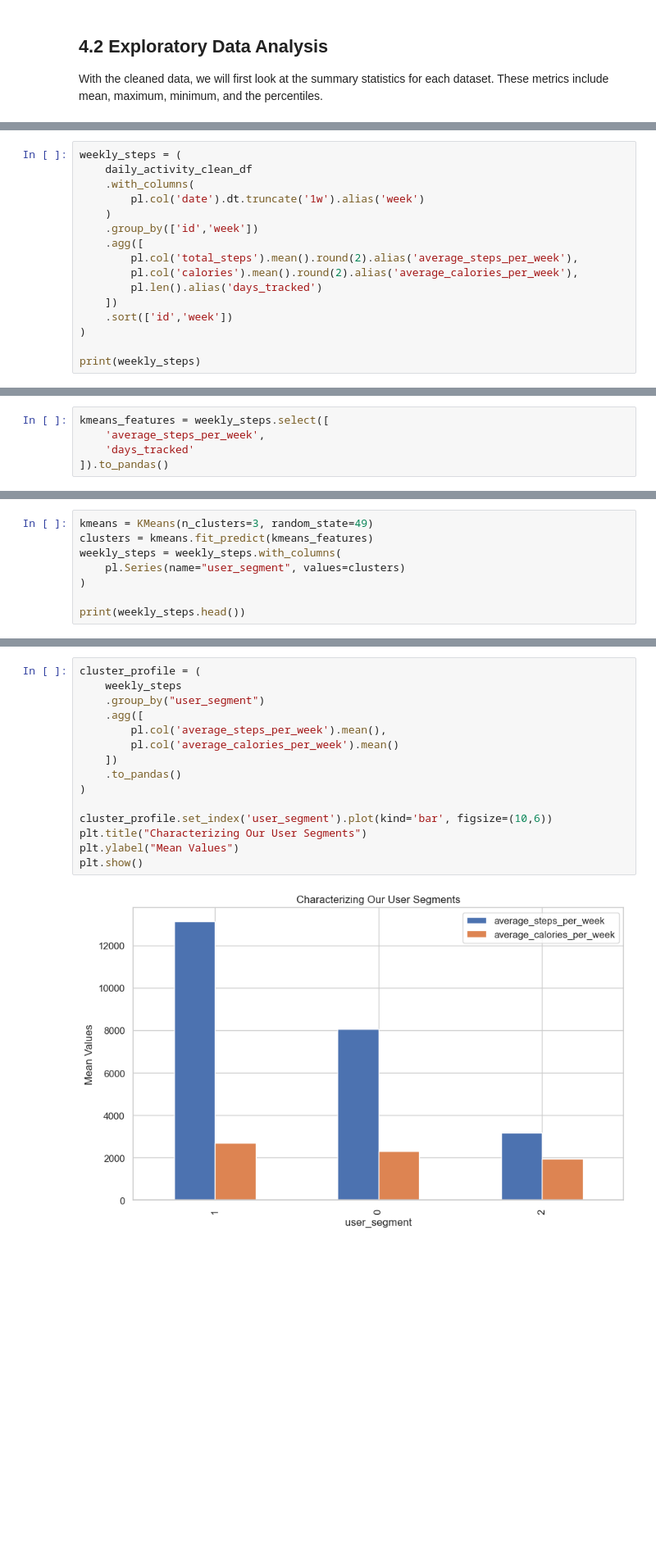
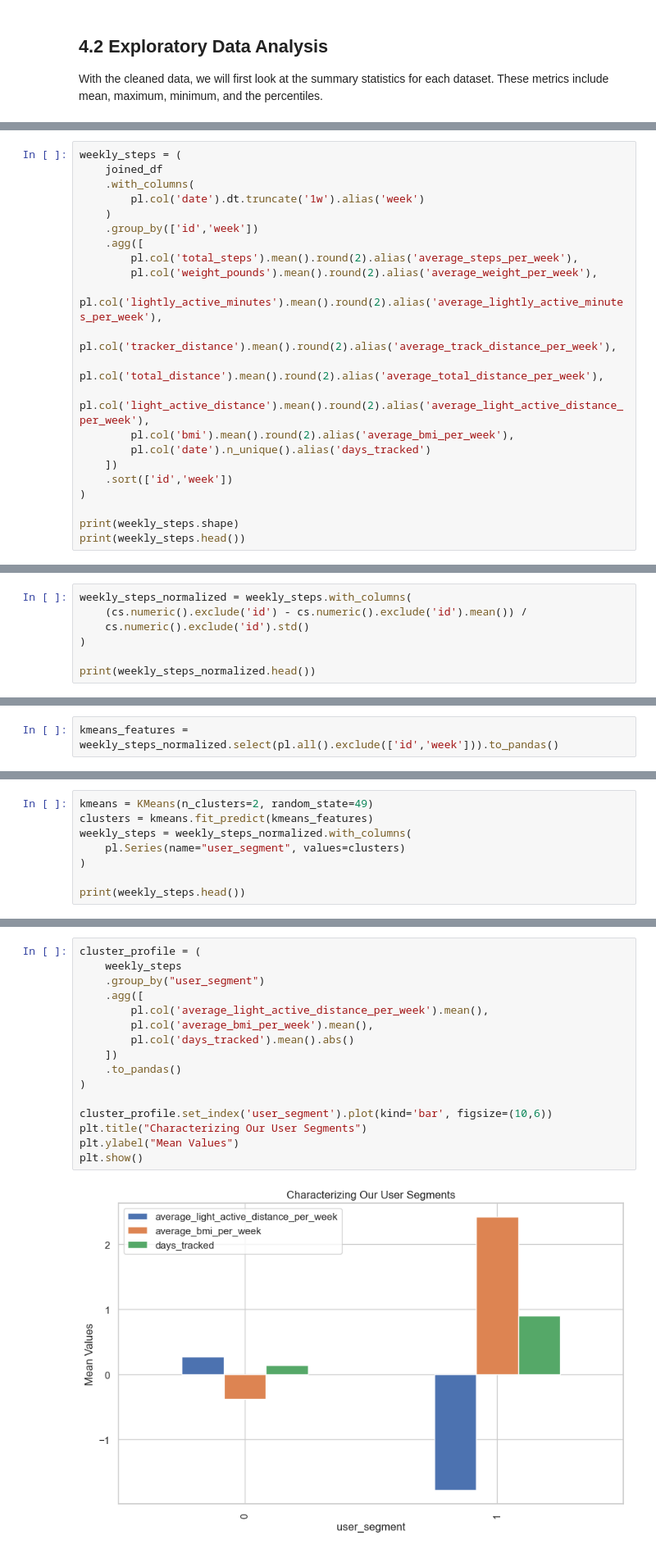
Before and after one commit to jacoblundeen/bellabeat_case_study, a Jupyter notebook: bellabeat_case_study.ipynb, the cells around one changed output, grey strips where cells are left out. Shown at 82% size. Cells and saved outputs as stored; diff of their text form; blank space fills up the shorter version.

```diff
--- a/bellabeat_case_study.ipynb
+++ b/bellabeat_case_study.ipynb
@@ -397,17 +306,23 @@ shape: (250, 3)
 # %%
 weekly_steps = (
-    daily_activity_clean_df
+    joined_df
     .with_columns(
         pl.col('date').dt.truncate('1w').alias('week')
     )
     .group_by(['id','week'])
     .agg([
         pl.col('total_steps').mean().round(2).alias('average_steps_per_week'),
-        pl.col('calories').mean().round(2).alias('average_calories_per_week'),
-        pl.len().alias('days_tracked')
+        pl.col('weight_pounds').mean().round(2).alias('average_weight_per_week'),
+        pl.col('lightly_active_minutes').mean().round(2).alias('average_lightly_active_minutes_per_week'),
+        pl.col('tracker_distance').mean().round(2).alias('average_track_distance_per_week'),
+        pl.col('total_distance').mean().round(2).alias('average_total_distance_per_week'),
+        pl.col('light_active_distance').mean().round(2).alias('average_light_active_distance_per_week'),
+        pl.col('bmi').mean().round(2).alias('average_bmi_per_week'),
+        pl.col('date').n_unique().alias('days_tracked')
     ])
     .sort(['id','week'])
 )
 
-print(weekly_steps)
+print(weekly_steps.shape)
+print(weekly_steps.head())
 # %% [output]
@@ -431,0 +346,7 @@ shape: (153, 5)
+# %%
+weekly_steps_normalized = weekly_steps.with_columns(
+    (cs.numeric().exclude('id') - cs.numeric().exclude('id').mean()) /
+    cs.numeric().exclude('id').std()
+)
+
+print(weekly_steps_normalized.head())
@@ -432,5 +374,2 @@ shape: (153, 5)
 # %%
-kmeans_features = weekly_steps.select([
-    'average_steps_per_week',
-    'days_tracked'
-]).to_pandas()
+kmeans_features = weekly_steps_normalized.select(pl.all().exclude(['id','week'])).to_pandas()
@@ -437,7 +388,7 @@ kmeans_features = weekly_steps.select([
 # %%
-kmeans = KMeans(n_clusters=3, random_state=49)
+kmeans = KMeans(n_clusters=2, random_state=49)
 clusters = kmeans.fit_predict(kmeans_features)
-weekly_steps = weekly_steps.with_columns(
+weekly_steps = weekly_steps_normalized.with_columns(
     pl.Series(name="user_segment", values=clusters)
 )
 
@@ -499,20 +454,21 @@ plt.show()
 # %%
 cluster_profile = (
     weekly_steps
     .group_by("user_segment")
     .agg([
-        pl.col('average_steps_per_week').mean(),
-        pl.col('average_calories_per_week').mean()
+        pl.col('average_light_active_distance_per_week').mean(),
+        pl.col('average_bmi_per_week').mean(),
+        pl.col('days_tracked').mean().abs()
     ])
     .to_pandas()
 )
 
 cluster_profile.set_index('user_segment').plot(kind='bar', figsize=(10,6))
 plt.title("Characterizing Our User Segments")
 plt.ylabel("Mean Values")
 plt.show()
 # %% [output]
-[figure, old version]
+[figure, new version]
 # %%
 plot_df = weekly_steps.to_pandas()
 
```
Also changed, not shown: parts of 40 cells of this notebook, 3 other files.
